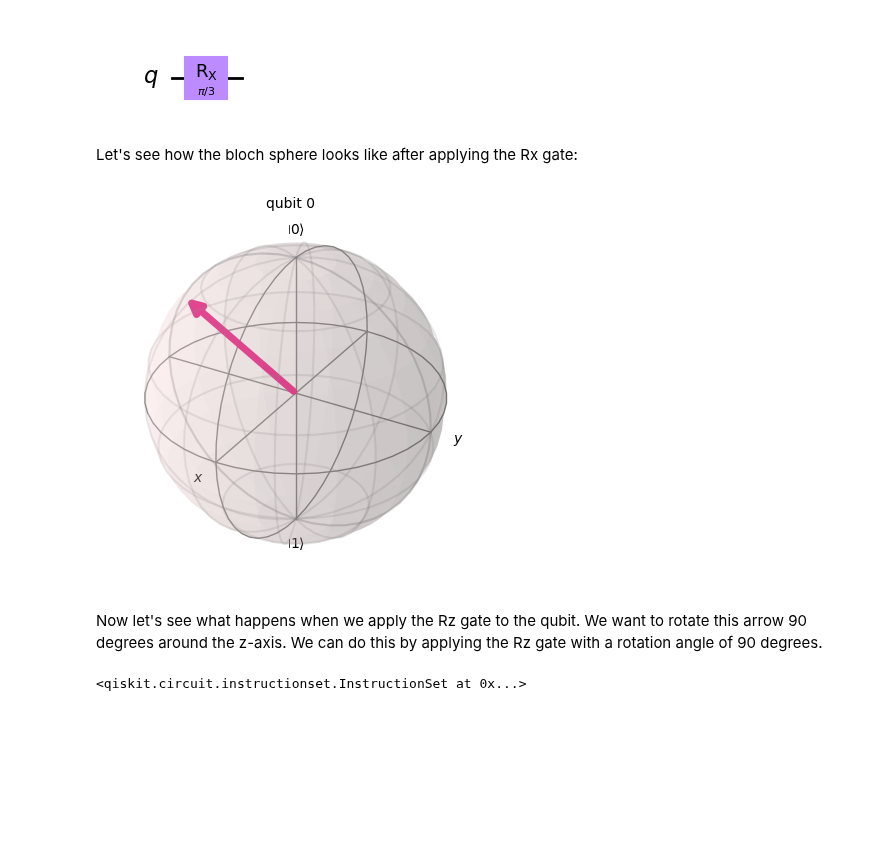
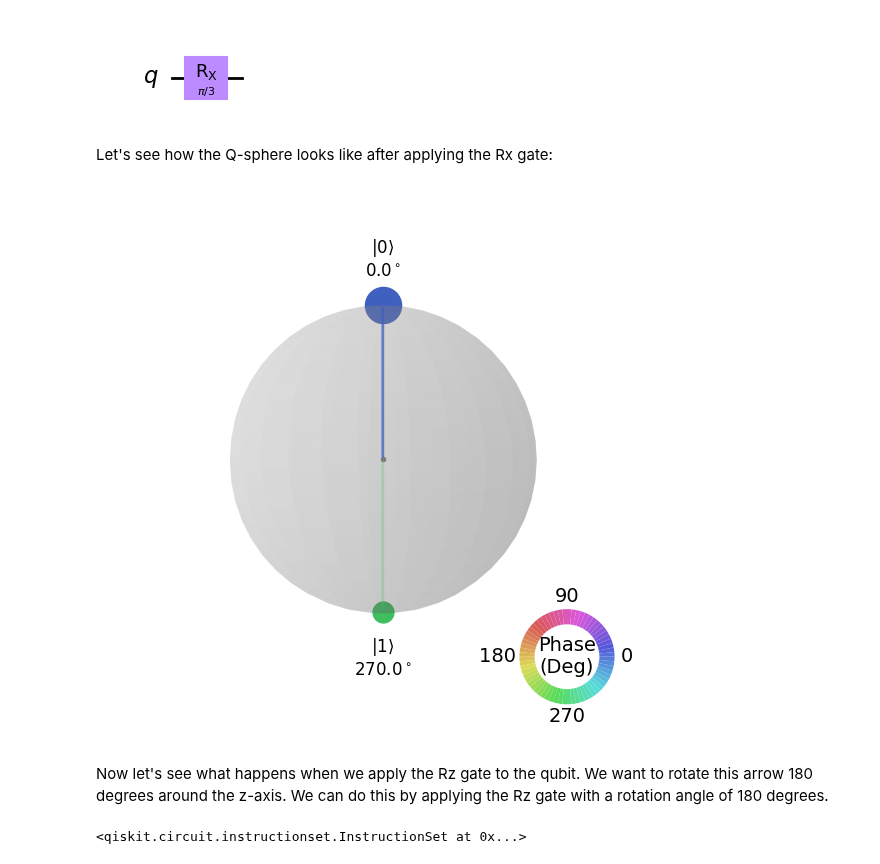
Before and after one commit to ahkatlio/QHSO_Basics_of_Qiskit, a Jupyter notebook: Books/Fundamentals/Basic_Gates/Rotation_gates.ipynb, the cells around one changed output. Cells and saved outputs as stored; diff of their text form; code cells hidden in the pictures; blank space fills up the shorter version.

```diff
--- a/Books/Fundamentals/Basic_Gates/Rotation_gates.ipynb
+++ b/Books/Fundamentals/Basic_Gates/Rotation_gates.ipynb
@@ -90,15 +90,15 @@ qc1.draw(output='mpl')
 # %% [output]
 [figure]
 # %% [markdown]
-Let's see how the bloch sphere looks like after applying the Rx gate:
+Let's see how the Q-sphere looks like after applying the Rx gate:
 # %%
 backend = Aer.get_backend('statevector_simulator')
 result = execute(qc1, backend).result()
 statevector = result.get_statevector(qc1)
-plot_bloch_multivector(statevector)
+plot_state_qsphere(statevector, show_state_phases = True, use_degrees = True)
 # %% [output]
-[figure, old version]
+[figure, new version]
 # %% [markdown]
-Now let's see what happens when we apply the Rz gate to the qubit. We want to rotate this arrow 90 degrees around the z-axis. We can do this by applying the Rz gate with a rotation angle of 90 degrees.
+Now let's see what happens when we apply the Rz gate to the qubit. We want to rotate this arrow 180 degrees around the z-axis. We can do this by applying the Rz gate with a rotation angle of 180 degrees.
 # %%
 qc2 = QuantumCircuit(1)
```
Also changed, not shown: parts of 8 cells of this notebook.
